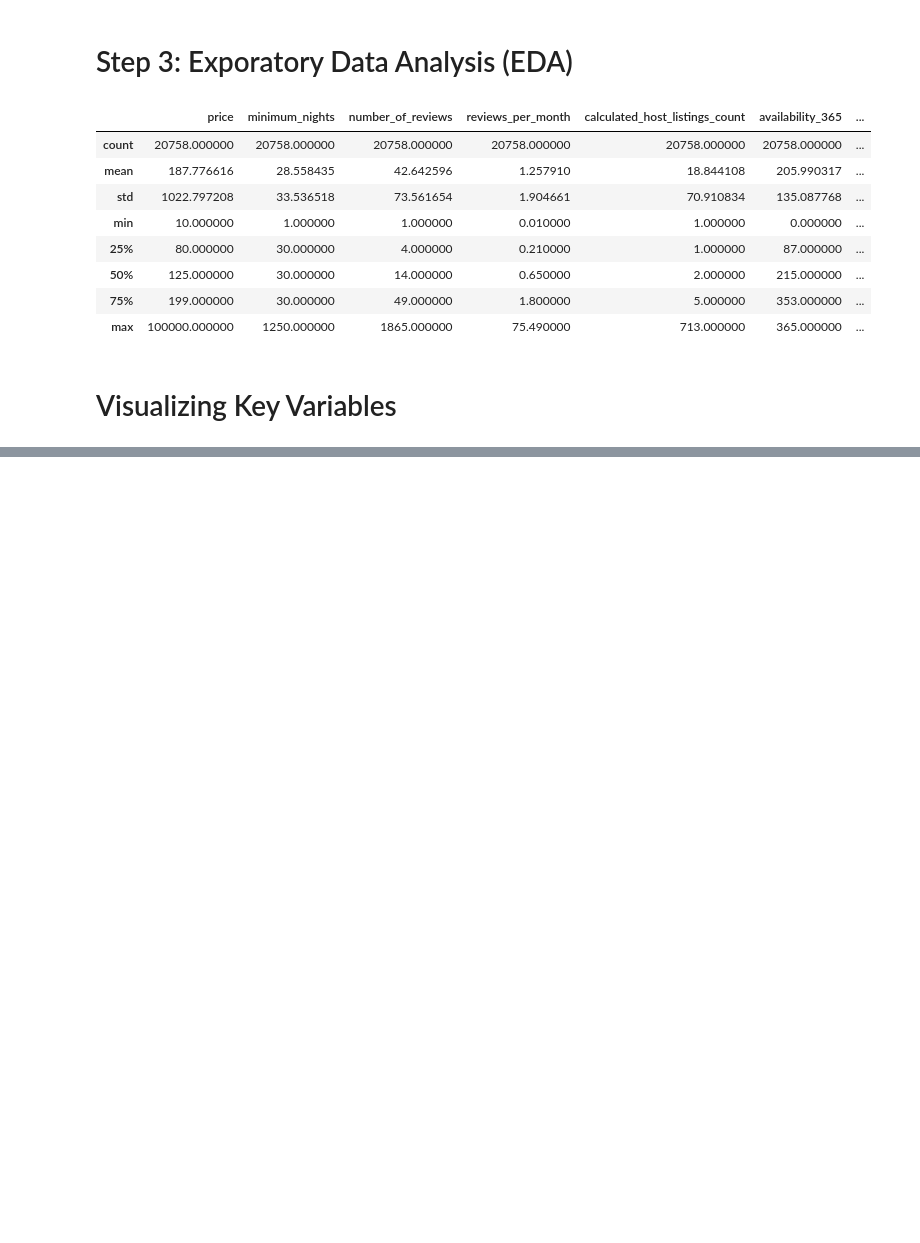
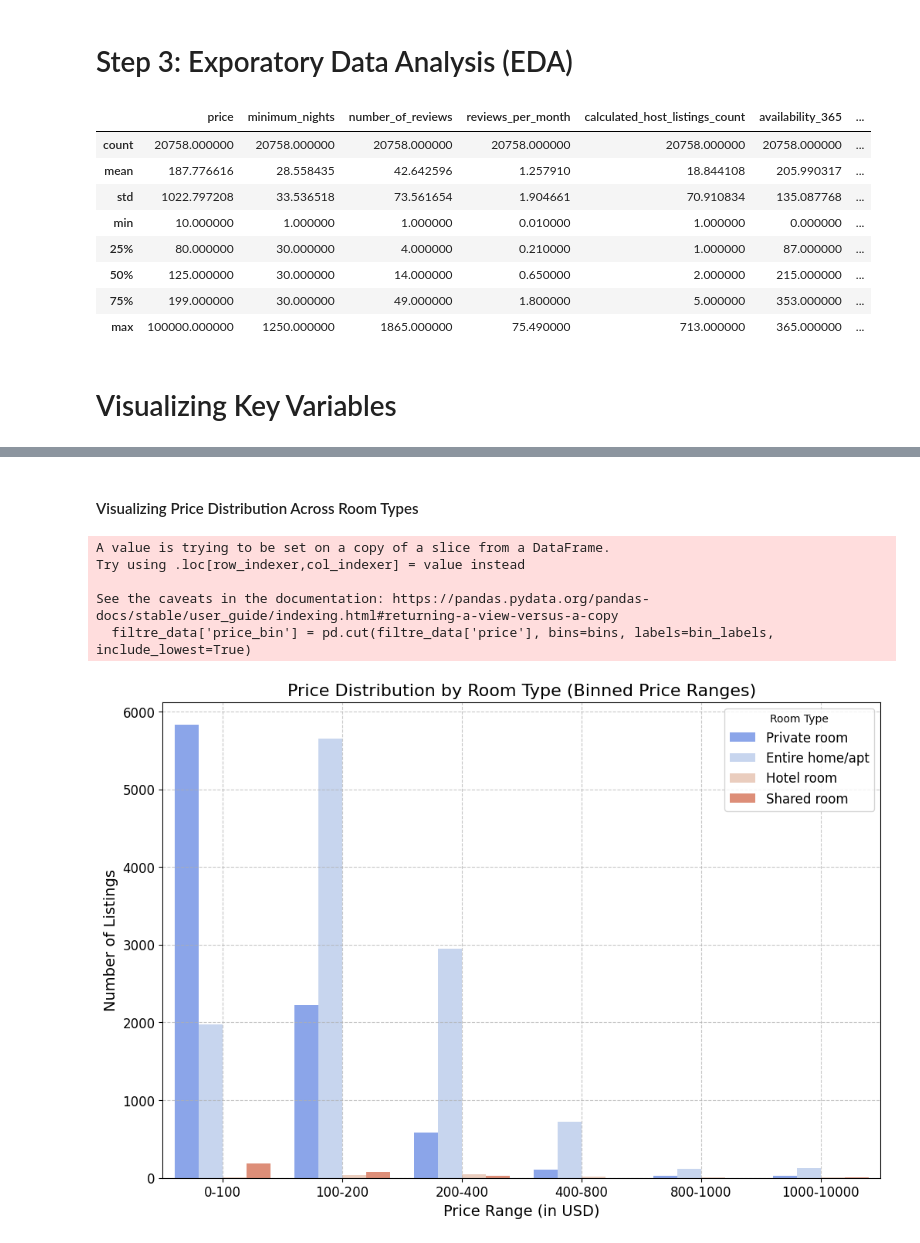
Before and after one commit to ayoub22222222/NY_Airbnb_Data_Analysis, a Jupyter notebook: Untitled.ipynb, the cells around one changed output, grey strips where cells are left out. Drawn from its saved outputs; the diff is of its cells as text; code cells hidden in the pictures; blank space fills up the shorter version.

```diff
--- a/Untitled.ipynb
+++ b/Untitled.ipynb
@@ -133,0 +157,34 @@ plt.show()
+# %%
+filtre_data = df[df['price'] <= 10000]
+# %% [markdown]
+ #### Visualizing Price Distribution Across Room Types
+# %%
+# Define price bins
+bins = [0, 100, 200, 400, 800, 1000,10000]
+bin_labels = ['0-100', '100-200', '200-400', '400-800', '800-1000','1000-10000']
+
+# Add a new column for binned prices
+filtre_data['price_bin'] = pd.cut(filtre_data['price'], bins=bins, labels=bin_labels, include_lowest=True)
+
+# Create a binned bar plot for price distribution by room type
+plt.figure(figsize=(12,8))
+sns.countplot(x='price_bin', hue='room_type', data=filtre_data, palette='coolwarm')
+
+# Add a title and axis labels
+plt.title('Price Distribution by Room Type (Binned Price Ranges)', fontsize=16)
+plt.xlabel('Price Range (in USD)', fontsize=14)
+plt.ylabel('Number of Listings', fontsize=14)
+plt.xticks(fontsize=12)
+plt.yticks(fontsize=12)
+
+plt.legend(title='Room Type', fontsize=12)
+plt.grid(True, linestyle='--', alpha=0.7)
+
+plt.show()
+# %% [output]
+A value is trying to be set on a copy of a slice from a DataFrame.
+Try using .loc[row_indexer,col_indexer] = value instead
+
+See the caveats in the documentation: https://pandas.pydata.org/pandas-docs/stable/user_guide/indexing.html#returning-a-view-versus-a-copy
+  filtre_data['price_bin'] = pd.cut(filtre_data['price'], bins=bins, labels=bin_labels, include_lowest=True)
+[figure, added]
```
Also changed, not shown: parts of 18 cells of this notebook.
